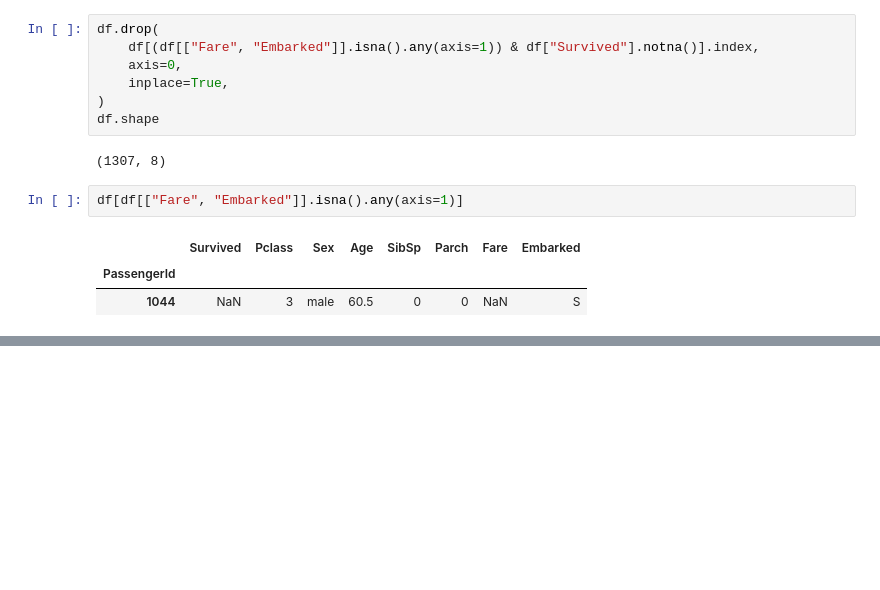
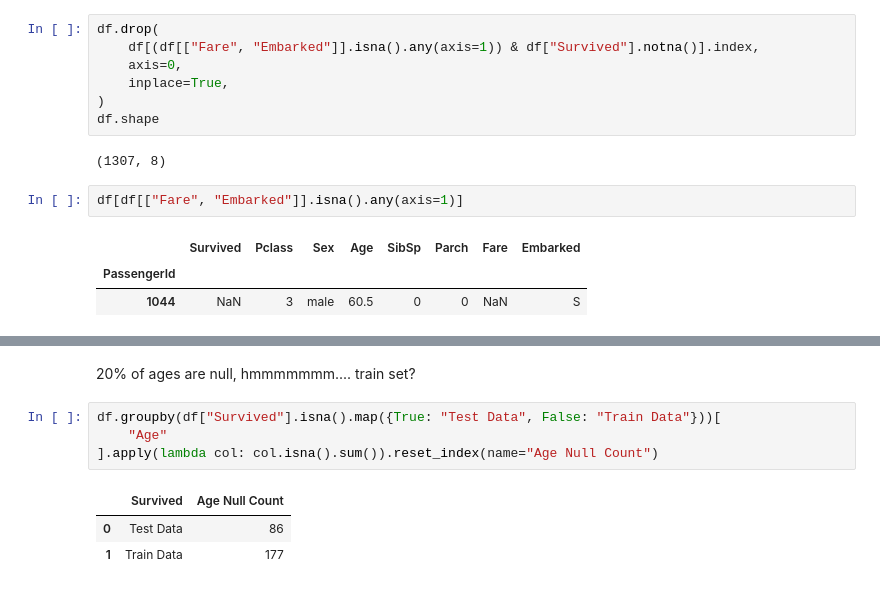
Before and after one commit to ikabrain/TitanichDataset, a Jupyter notebook: solution.ipynb, the cells around one changed output, grey strips where cells are left out. Saved outputs shown, nothing was run; the diff lists cells and outputs as text; blank space fills up the shorter version.

```diff
--- a/solution.ipynb
+++ b/solution.ipynb
@@ -185 +186,11 @@ dtype: float64
+# %% [markdown]
+20% of ages are null, hmmmmmmm.... train set?
+# %%
+df.groupby(df["Survived"].isna().map({True: "Test Data", False: "Train Data"}))[
+    "Age"
+].apply(lambda col: col.isna().sum()).reset_index(name="Age Null Count")
+# %% [output]
+|  | Survived | Age Null Count |
+| 0 | Test Data | 86 |
+| 1 | Train Data | 177 |
 # %% [markdown]
```
Also changed, not shown: parts of 8 cells of this notebook.
